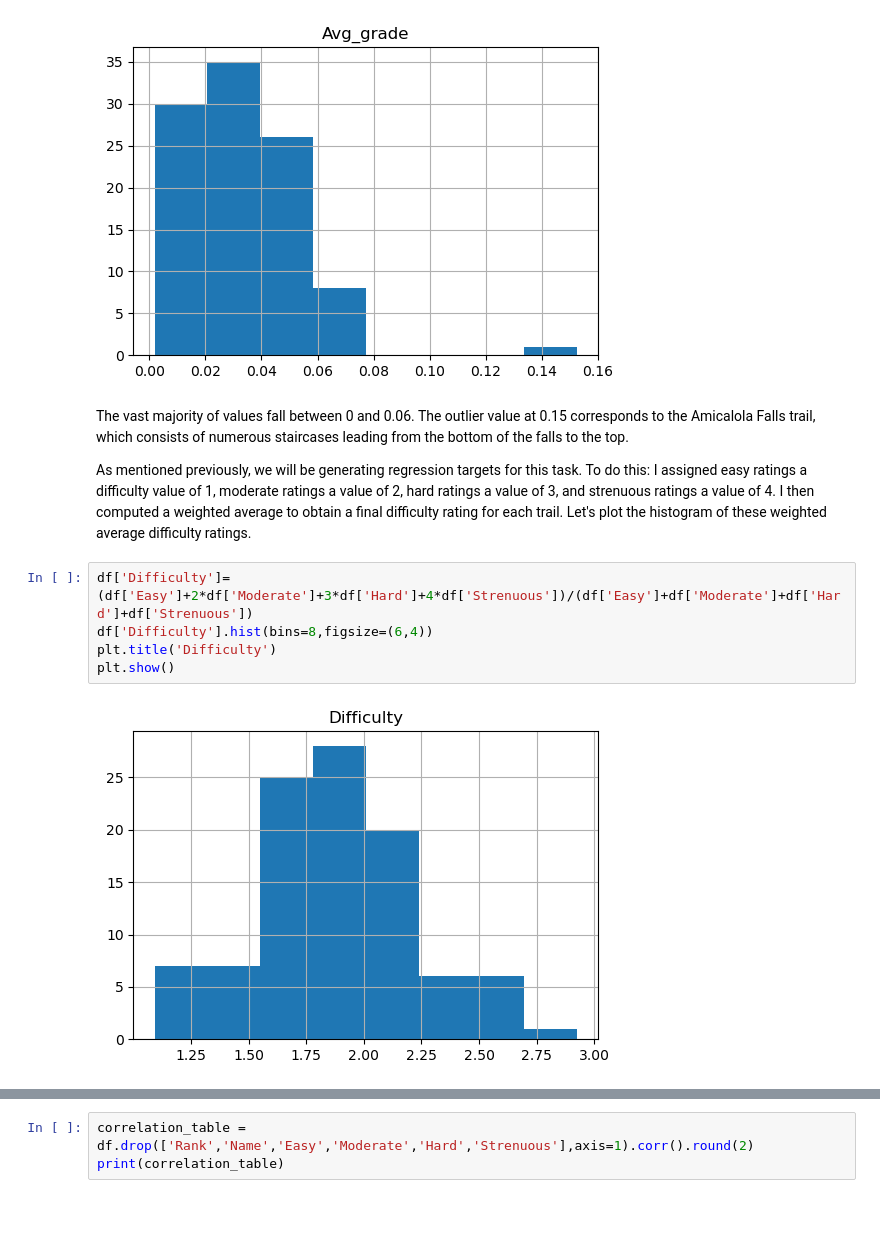
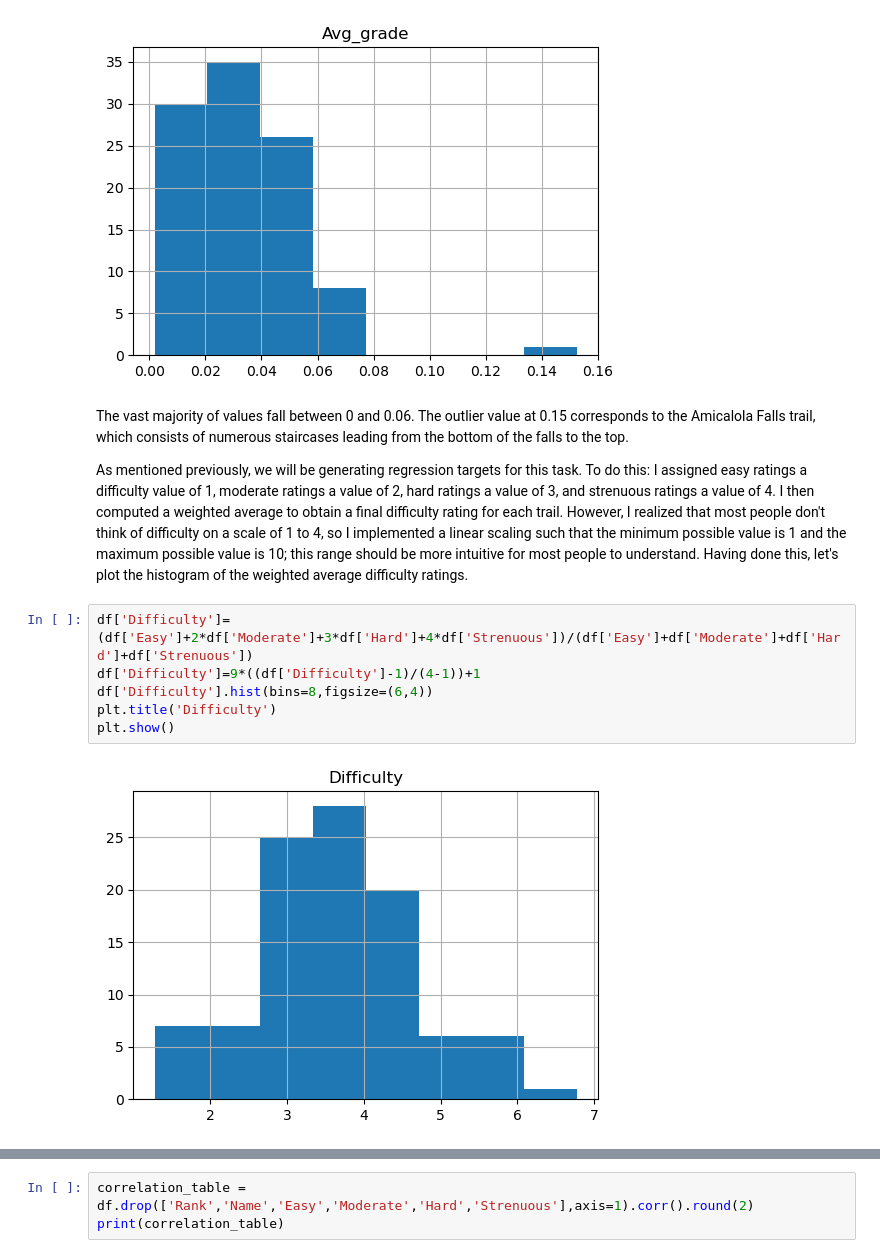
Before and after one commit to git627/Hiking-difficulty-predictor, a Jupyter notebook: Examples/hiking1_EDA.ipynb, the cells around one changed output, grey strips where cells are left out. Saved outputs shown, nothing was run; the diff lists cells and outputs as text; blank space fills up the shorter version.

Commit message:
rescaling difficulty ratings

```diff
--- a/Examples/hiking1_EDA.ipynb
+++ b/Examples/hiking1_EDA.ipynb
@@ -64,12 +64,13 @@ plt.show()
 # %% [markdown]
 The vast majority of values fall between 0 and 0.06. The outlier value at 0.15 corresponds to the Amicalola Falls trail, which consists of numerous staircases leading from the bottom of the falls to the top.
 
-As mentioned previously, we will be generating regression targets for this task. To do this: I assigned easy ratings a difficulty value of 1, moderate ratings a value of 2, hard ratings a value of 3, and strenuous ratings a value of 4. I then computed a weighted average to obtain a final difficulty rating for each trail. Let's plot the histogram of these weighted average difficulty ratings.
+As mentioned previously, we will be generating regression targets for this task. To do this: I assigned easy ratings a difficulty value of 1, moderate ratings a value of 2, hard ratings a value of 3, and strenuous ratings a value of 4. I then computed a weighted average to obtain a final difficulty rating for each trail. However, I realized that most people don't think of difficulty on a scale of 1 to 4, so I implemented a linear scaling such that the minimum possible value is 1 and the maximum possible value is 10; this range should be more intuitive for most people to understand. Having done this, let's plot the histogram of the weighted average difficulty ratings.
 # %%
 df['Difficulty']=(df['Easy']+2*df['Moderate']+3*df['Hard']+4*df['Strenuous'])/(df['Easy']+df['Moderate']+df['Hard']+df['Strenuous'])
+df['Difficulty']=9*((df['Difficulty']-1)/(4-1))+1
 df['Difficulty'].hist(bins=8,figsize=(6,4))
 plt.title('Difficulty')
 plt.show()
 # %% [output]
-[figure, old version]
+[figure, new version]
 # %% [markdown]
```
Also changed, not shown: parts of 1 cell of this notebook, 7 other files.
